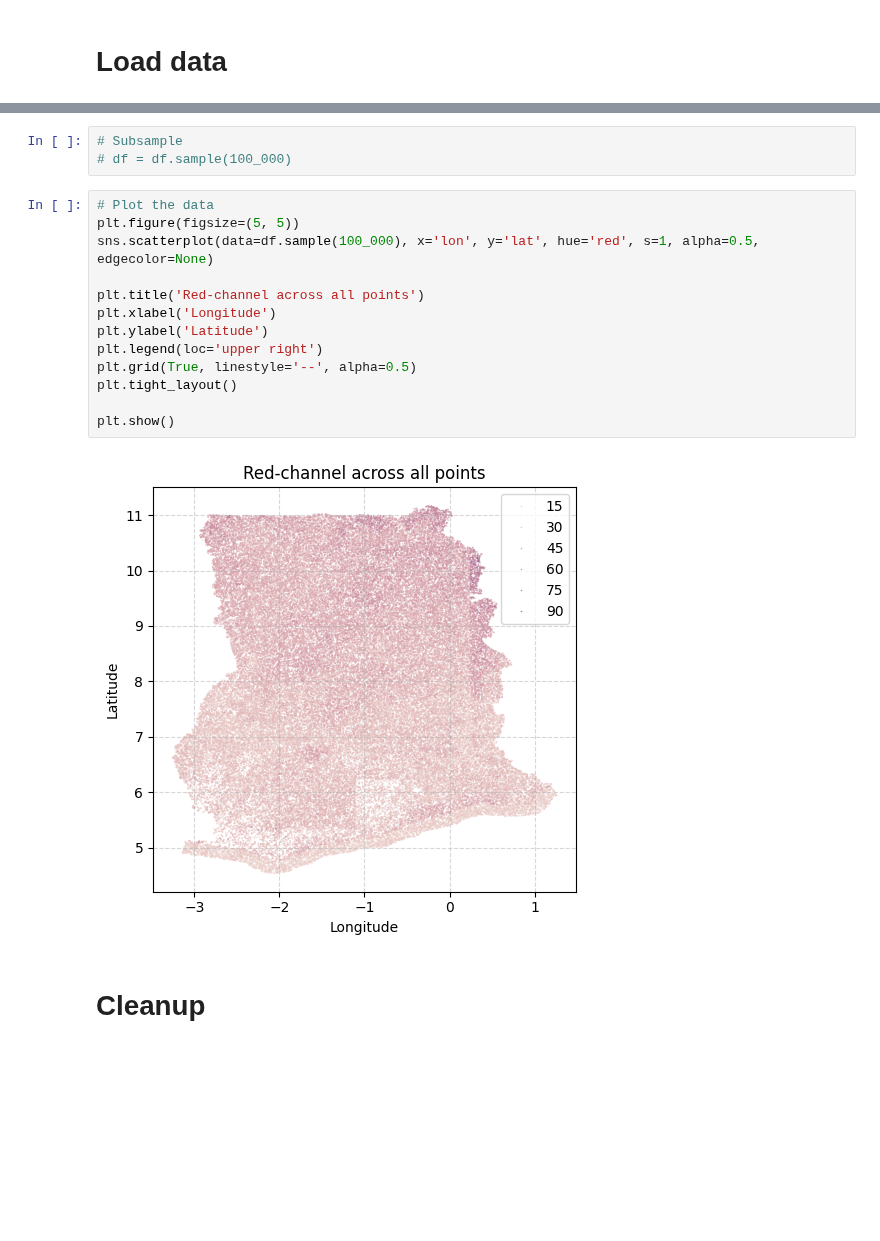
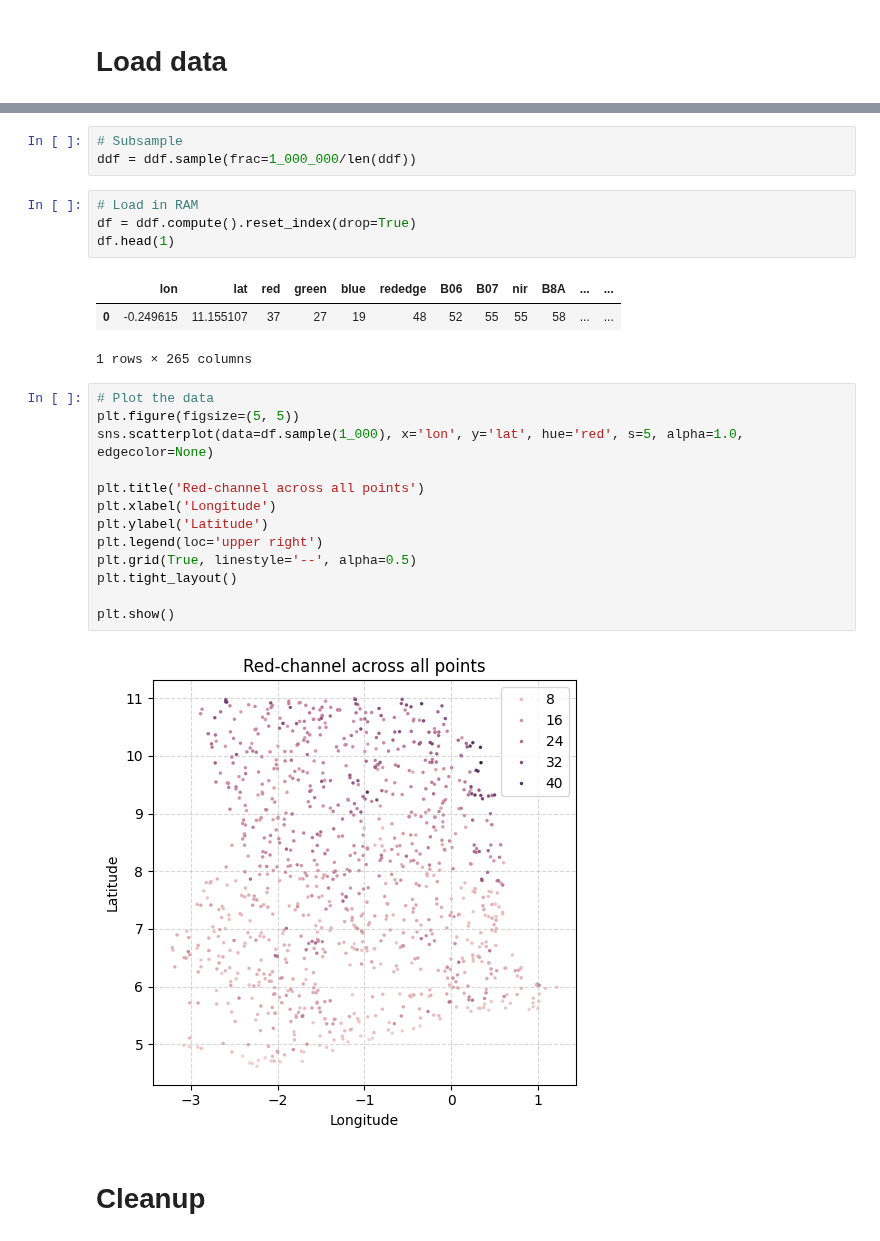
Before and after one commit to arthurgassner-synotis/forestero-skymap-poc, a Jupyter notebook: nb/02-compile.ipynb, the cells around one changed output, grey strips where cells are left out. Cells and saved outputs as stored; diff of their text form; blank space fills up the shorter version.

```diff
--- a/nb/02-compile.ipynb
+++ b/nb/02-compile.ipynb
@@ -26,21 +31,29 @@ df.head(1)
+# %%
+# Subsample
+ddf = ddf.sample(frac=1_000_000/len(ddf))
 # %%
-# Subsample
-# df = df.sample(100_000)
+# Load in RAM
+df = ddf.compute().reset_index(drop=True)
+df.head(1)
+# %% [output]
+|  | lon | lat | red | green | blue | rededge | B06 | B07 | nir | B8A | ... | ... |
+| 0 | -0.249615 | 11.155107 | 37 | 27 | 19 | 48 | 52 | 55 | 55 | 58 | ... | ... |
+1 rows × 265 columns
 # %%
 # Plot the data
 plt.figure(figsize=(5, 5))
-sns.scatterplot(data=df.sample(100_000), x='lon', y='lat', hue='red', s=1, alpha=0.5, edgecolor=None)
+sns.scatterplot(data=df.sample(1_000), x='lon', y='lat', hue='red', s=5, alpha=1.0, edgecolor=None)
 
 plt.title('Red-channel across all points')
 plt.xlabel('Longitude')
 plt.ylabel('Latitude')
 plt.legend(loc='upper right')
 plt.grid(True, linestyle='--', alpha=0.5)
 plt.tight_layout()
 
 plt.show()
 # %% [output]
-[figure, old version]
+[figure, new version]
 # %% [markdown]
 # Cleanup
 # %%
```
Also changed, not shown: parts of 10 cells of this notebook, 6 other files.
